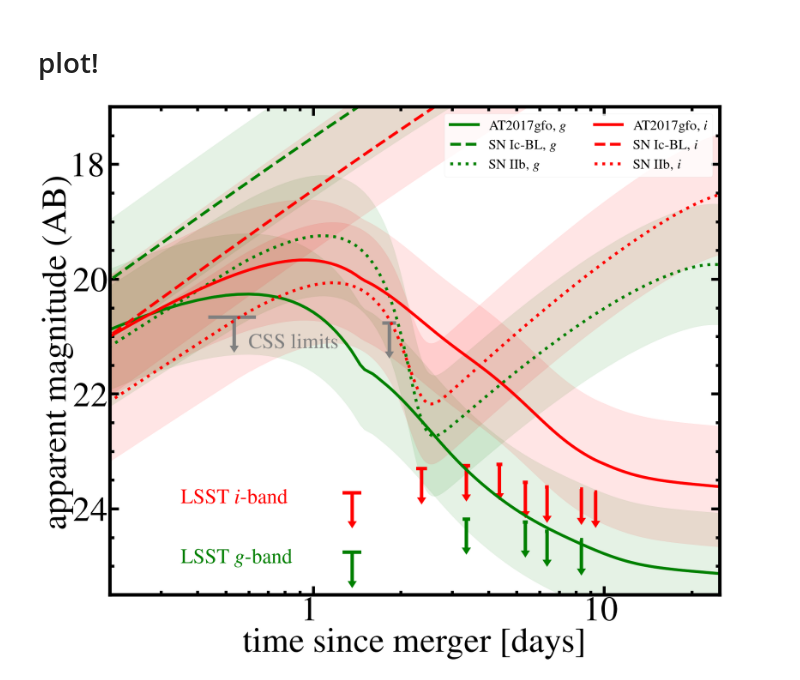
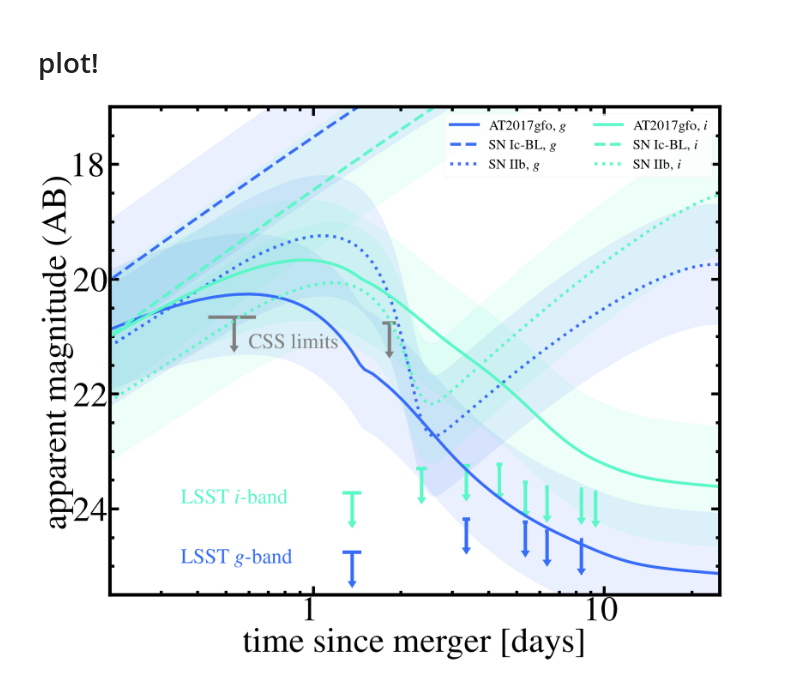
Before and after one commit to astro-trove/s251112cm_lightcurves, a Jupyter notebook: S251112cm_lightcurve.ipynb, the cells around one changed output. Drawn from its saved outputs; the diff is of its cells as text; code cells hidden in the pictures.

Commit message:
Updated colormapping

```diff
--- a/S251112cm_lightcurve.ipynb
+++ b/S251112cm_lightcurve.ipynb
@@ -244,14 +255,16 @@ for row in table_rubin:
     if is_number(gdepth):
         gdepth=float(gdepth)
 
-        ax.errorbar(date, gdepth, yerr=0.5, lolims=True, marker='_', color='green', markersize=64, linewidth=6, capsize=8, label=None)
-        ax.hlines(gdepth, date-0.1, date+0.1, color='green', linewidth=6)
+        ax.errorbar(date, gdepth, yerr=0.5, lolims=True, marker='_', color=BAND_COLOR_MAPPING['g'],
+                    markersize=64, linewidth=6, capsize=8, label=None)
+        ax.hlines(gdepth, date-0.1, date+0.1, color=BAND_COLOR_MAPPING['g'], linewidth=6)
 
     if is_number(idepth):
         idepth=float(idepth)
 
-        ax.errorbar(date, idepth, yerr=0.5, lolims=True, marker='_', color='red', markersize=64, linewidth=6, capsize=8, label=None)
-        ax.hlines(idepth, date-0.1, date+0.1, color='red', linewidth=6)
+        ax.errorbar(date, idepth, yerr=0.5, lolims=True, marker='_', color=BAND_COLOR_MAPPING['i'],
+                    markersize=64, linewidth=6, capsize=8, label=None)
+        ax.hlines(idepth, date-0.1, date+0.1, color=BAND_COLOR_MAPPING['i'], linewidth=6)
 
 
 
@@ -286,9 +299,9 @@ for filt in ['g','i']:
     mags_plus = mags + mag_sigma
     mags_minus = mags - mag_sigma
 
-    ax.plot(time_array, mags + ref_dm, color=colors[filt], linewidth=5, label='AT2017gfo, '+rf'${filt}$')
+    ax.plot(time_array, mags + ref_dm, color=BAND_COLOR_MAPPING[filt], linewidth=5, label='AT2017gfo, '+rf'${filt}$')
     ax.fill_between(time_array, mags_plus + ref_dm, mags_minus + ref_dm,
-                    color=colors[filt], alpha=0.1)
+                    color=BAND_COLOR_MAPPING[filt], alpha=0.1)
 
     # See: https://iopscience.iop.org/article/10.3847/1538-4357/aafa13/pdf
     model_params = {
@@ -311,9 +324,9 @@ for filt in ['g','i']:
     mags_plus = mags + mag_sigma
     mags_minus = mags - mag_sigma
 
-    ax.plot(time_array, mags + ref_dm, color=colors[filt], linewidth=5, linestyle='dashed', label='SN Ic-BL, '+rf'${filt}$')
+    ax.plot(time_array, mags + ref_dm, color=BAND_COLOR_MAPPING[filt], linewidth=5, linestyle='dashed', label='SN Ic-BL, '+rf'${filt}$')
     ax.fill_between(time_array, mags_plus + ref_dm, mags_minus + ref_dm,
-                   color=colors[filt], alpha=0.1)
+                   color=BAND_COLOR_MAPPING[filt], alpha=0.1)
 
     # See: https://arxiv.org/pdf/1611.06451
     model_params = {
@@ -321,35 +334,35 @@ for filt in ['g','i']:
         'redshift': 0.01,
         'log10_mass': np.log10(3.0e-2),
         'log10_radius': np.log10(3.0e12),
         'log10_energy': np.log10(1.0e51),
         'nn': 10.0,
         'delta': 1.0,
         'f_nickel': np.float64(0.1),
         'mej': np.float64(2.0),
         'vej': np.float64(8100),
         'kappa': 1.0,
         'kappa_gamma': np.float64(0.01),
         'temperature_floor': np.float64(3550)}
 
     mags = all_models_dict['shock_cooling_and_arnett'](time_array, **model_params, bands=['lsst'+filt])
     mags = mags-dummy_dm
     mags_plus = mags + mag_sigma
     mags_minus = mags - mag_sigma
 
-    ax.plot(time_array, mags + ref_dm, color=colors[filt], linewidth=5, linestyle='dotted', label='SN IIb, '+rf'${filt}$')
+    ax.plot(time_array, mags + ref_dm, color=BAND_COLOR_MAPPING[filt], linewidth=5, linestyle='dotted', label='SN IIb, '+rf'${filt}$')
     ax.fill_between(time_array, mags_plus + ref_dm, mags_minus + ref_dm,
-               color=colors[filt], alpha=0.1)
+               color=BAND_COLOR_MAPPING[filt], alpha=0.1)
 
 ax.text(0.6, 21.2, 'CSS limits', color='gray', fontsize=36)
 
-ax.text(0.35, 23.9, 'LSST $i$-band', color='red', fontsize=36)
-ax.text(0.35, 24.95, 'LSST $g$-band', color='green', fontsize=36)
+ax.text(0.35, 23.9, 'LSST $i$-band', color=BAND_COLOR_MAPPING['i'], fontsize=36)
+ax.text(0.35, 24.95, 'LSST $g$-band', color=BAND_COLOR_MAPPING['g'], fontsize=36)
 
 ax.set_xticks([1,10])
 ax.set_xticklabels(['1','10'])
 
 plt.legend(fontsize=24, loc="upper right", ncol=2)
 
 plt.tight_layout()
 # %% [output]
-[figure, old version]
+[figure, new version]
```
Also changed, not shown: parts of 3 cells of this notebook.
